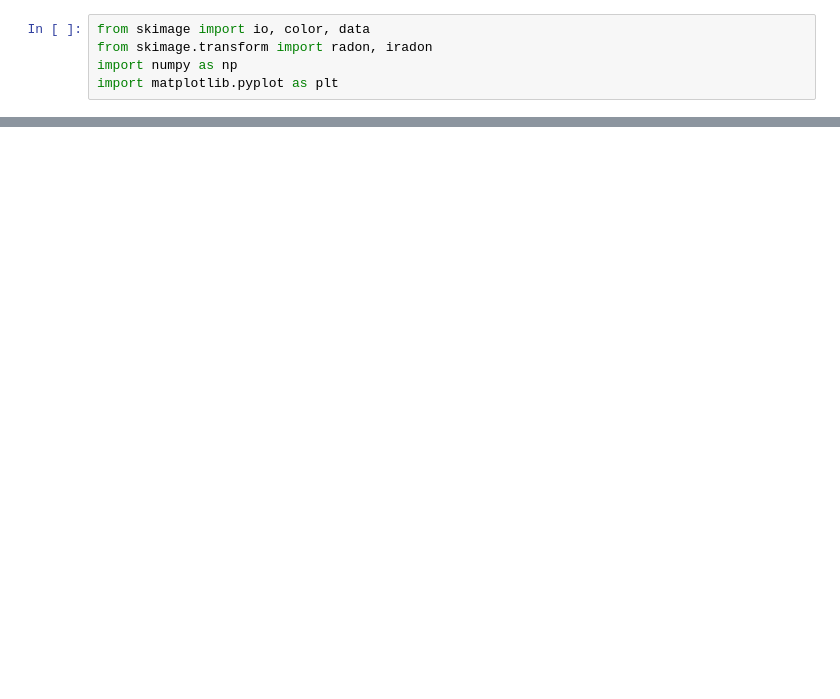
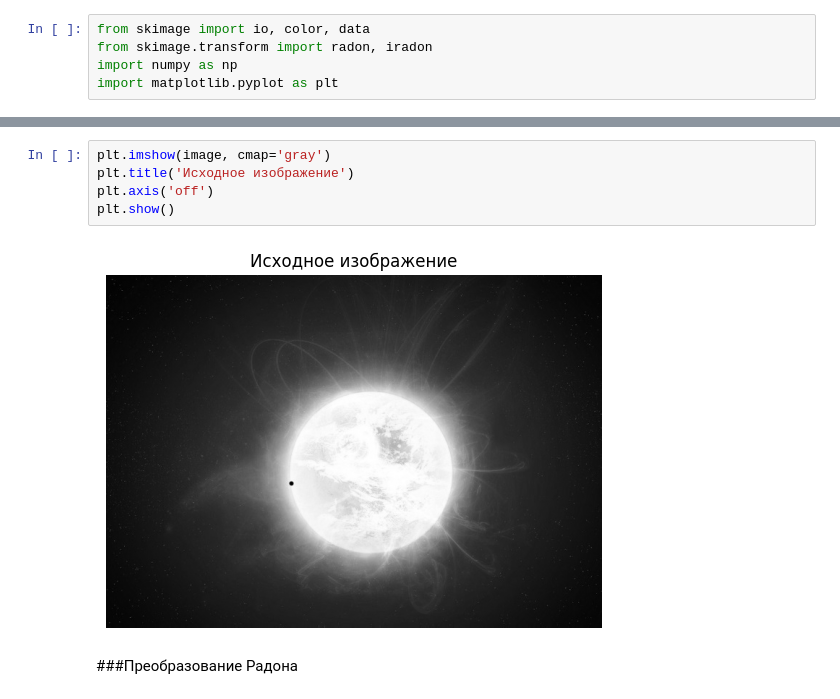
Before and after one commit to JamesBorned/learning-inverse-tasks, a Jupyter notebook: Radon_conversion.ipynb, the cells around one changed output, grey strips where cells are left out. Cells and saved outputs as stored; diff of their text form; blank space fills up the shorter version.

```diff
--- a/Radon_conversion.ipynb
+++ b/Radon_conversion.ipynb
@@ -52,0 +18,9 @@ plt.show()
+# %%
+plt.imshow(image, cmap='gray')
+plt.title('Исходное изображение')
+plt.axis('off')
+plt.show()
+# %% [output]
+[figure, added]
+# %% [markdown]
+###Преобразование Радона
```
Also changed, not shown: parts of 7 cells of this notebook.
